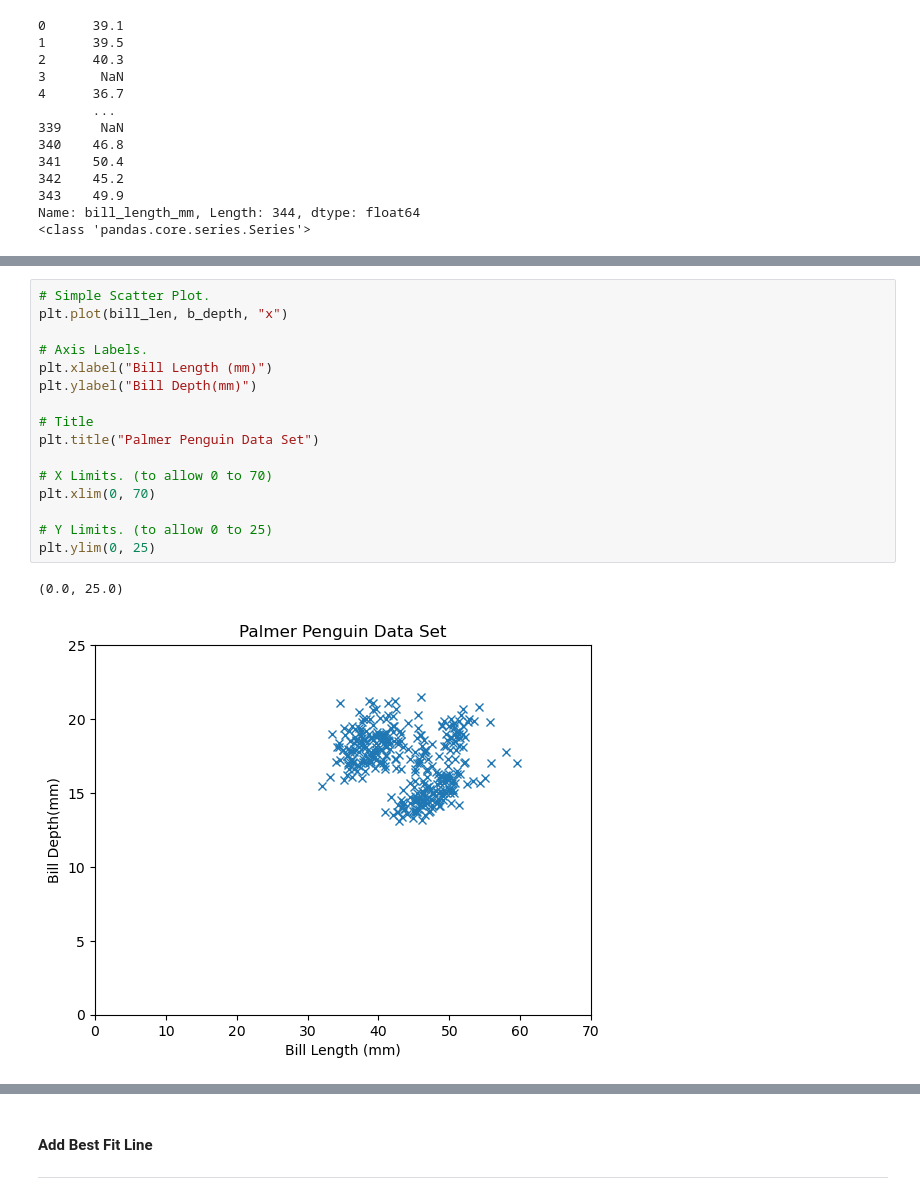
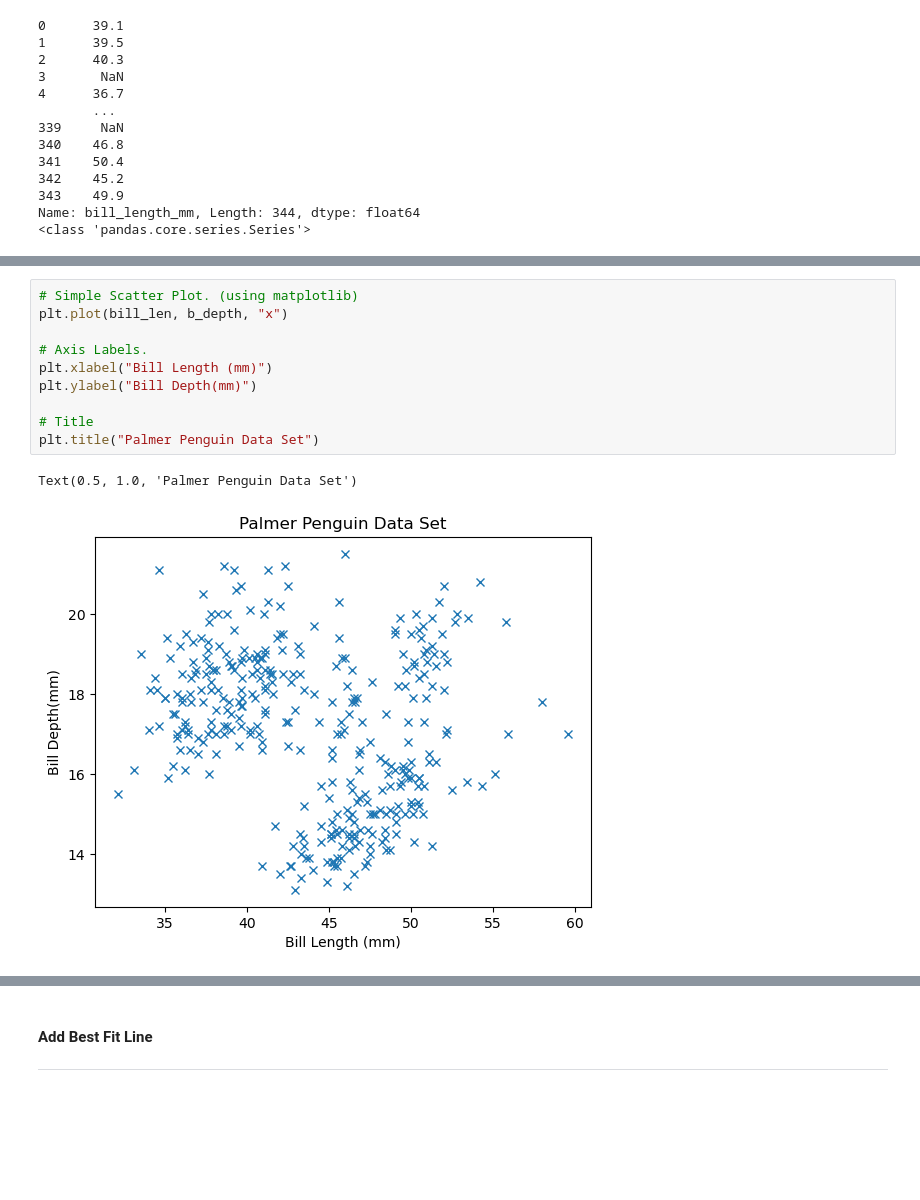
Before and after one commit to Roisin2/mywork, a Jupyter notebook: penguins.ipynb, the cells around one changed output, grey strips where cells are left out. Cells and saved outputs as stored; diff of their text form; blank space fills up the shorter version.

Commit message:
Spellings, grammar, plots.

```diff
--- a/penguins.ipynb
+++ b/penguins.ipynb
@@ -242,21 +263,15 @@ plt.title(" Histogram of Bill Length")
 Text(0.5, 1.0, ' Histogram of Bill Length')
 [figure]
 # %%
-# Simple Scatter Plot.
+# Simple Scatter Plot. (using matplotlib)
 plt.plot(bill_len, b_depth, "x")
 
 # Axis Labels.
 plt.xlabel("Bill Length (mm)")
 plt.ylabel("Bill Depth(mm)")
 
 # Title
 plt.title("Palmer Penguin Data Set")
-
-# X Limits. (to allow 0 to 70)
-plt.xlim(0, 70)
-
-# Y Limits. (to allow 0 to 25)
-plt.ylim(0, 25)
 # %% [output]
-(0.0, 25.0)
+Text(0.5, 1.0, 'Palmer Penguin Data Set')
-[figure, old version]
+[figure, new version]
```
Also changed, not shown: parts of 13 cells of this notebook, 1 other file.
